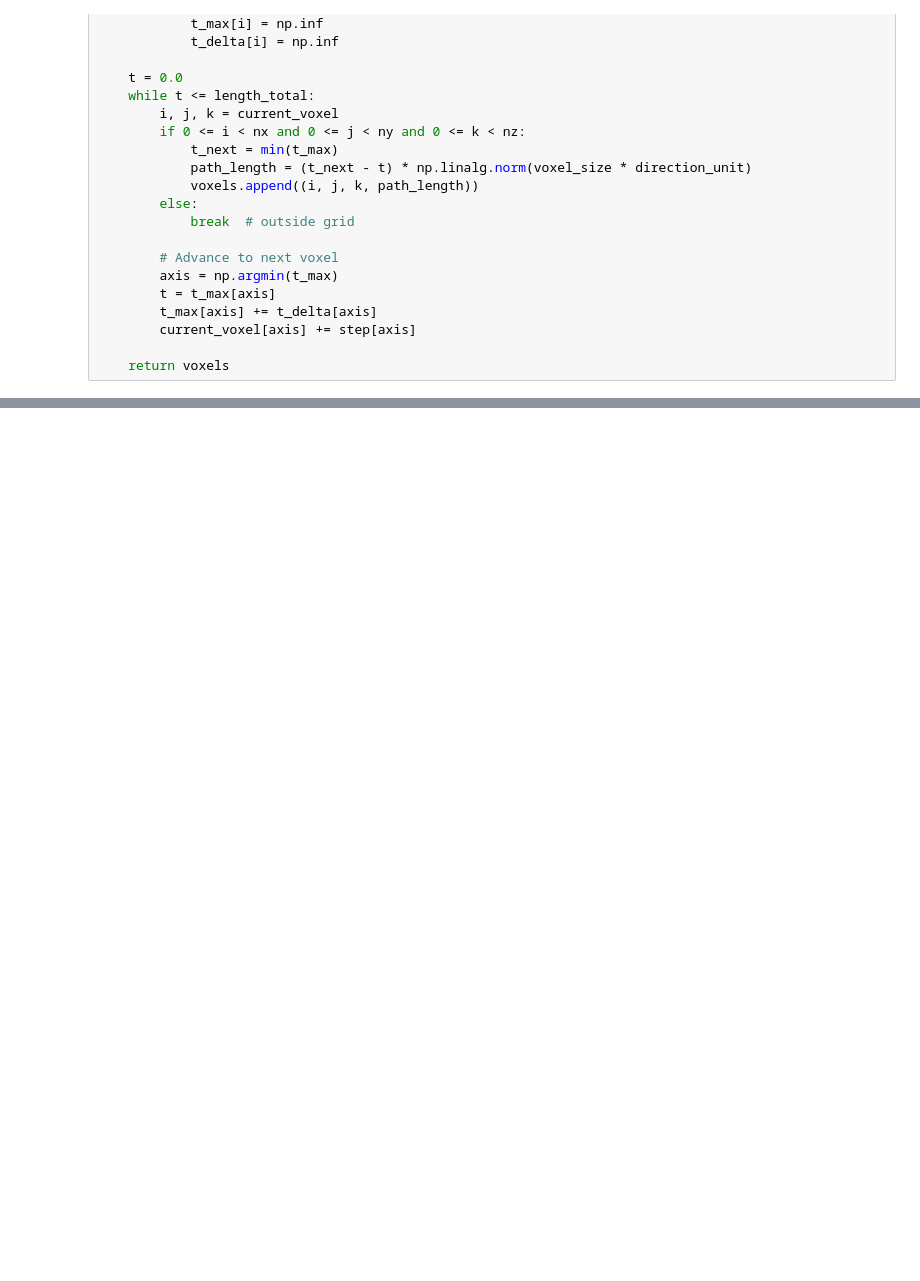
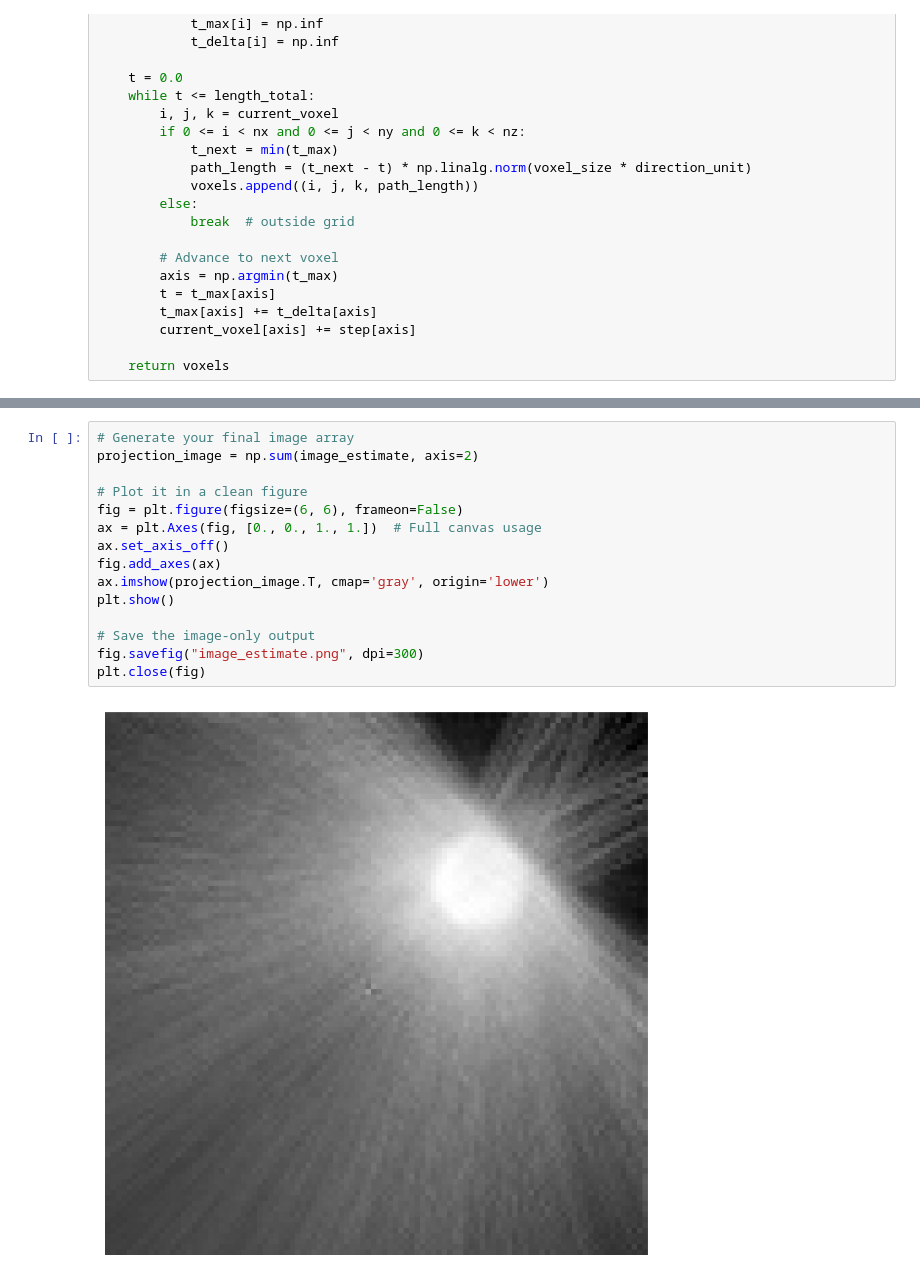
Before and after one commit to jemmabagg/picoPET-sim, a Jupyter notebook: mlem_reco.ipynb, the cells around one changed output, grey strips where cells are left out. Cells and saved outputs as stored; diff of their text form; blank space fills up the shorter version.

```diff
--- a/mlem_reco.ipynb
+++ b/mlem_reco.ipynb
@@ -375 +357,18 @@ Starting iteration 20
+# %%
+# Generate your final image array
+projection_image = np.sum(image_estimate, axis=2)
+
+# Plot it in a clean figure
+fig = plt.figure(figsize=(6, 6), frameon=False)
+ax = plt.Axes(fig, [0., 0., 1., 1.])  # Full canvas usage
+ax.set_axis_off()
+fig.add_axes(ax)
+ax.imshow(projection_image.T, cmap='gray', origin='lower')
+plt.show()
+
+# Save the image-only output
+fig.savefig("image_estimate.png", dpi=300)
+plt.close(fig)
+# %% [output]
+[figure, added]
 # %%
```
Also changed, not shown: parts of 13 cells of this notebook, 1 other file.
